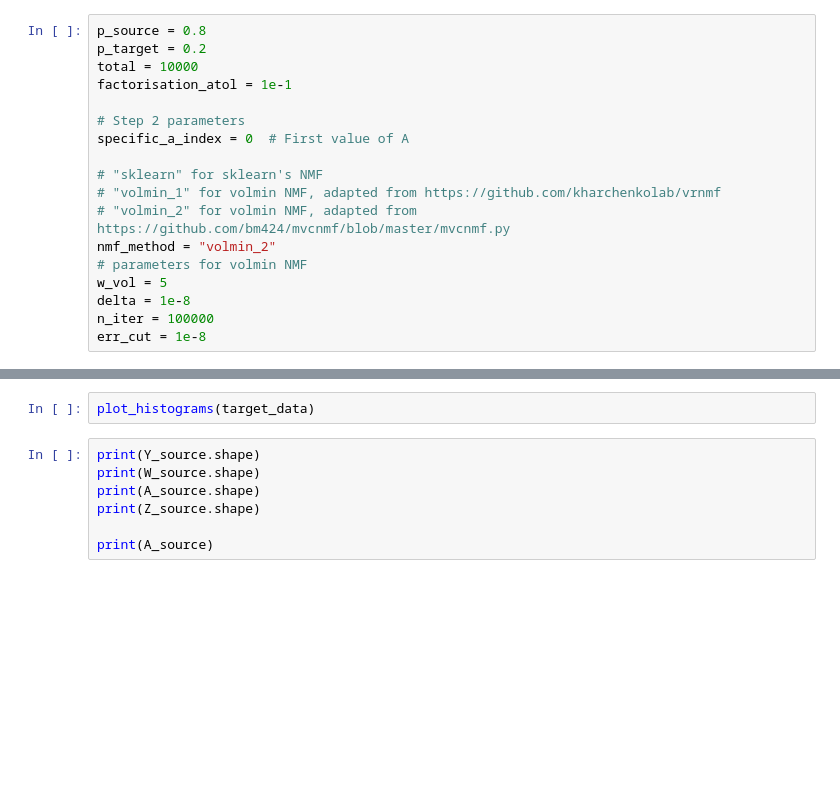
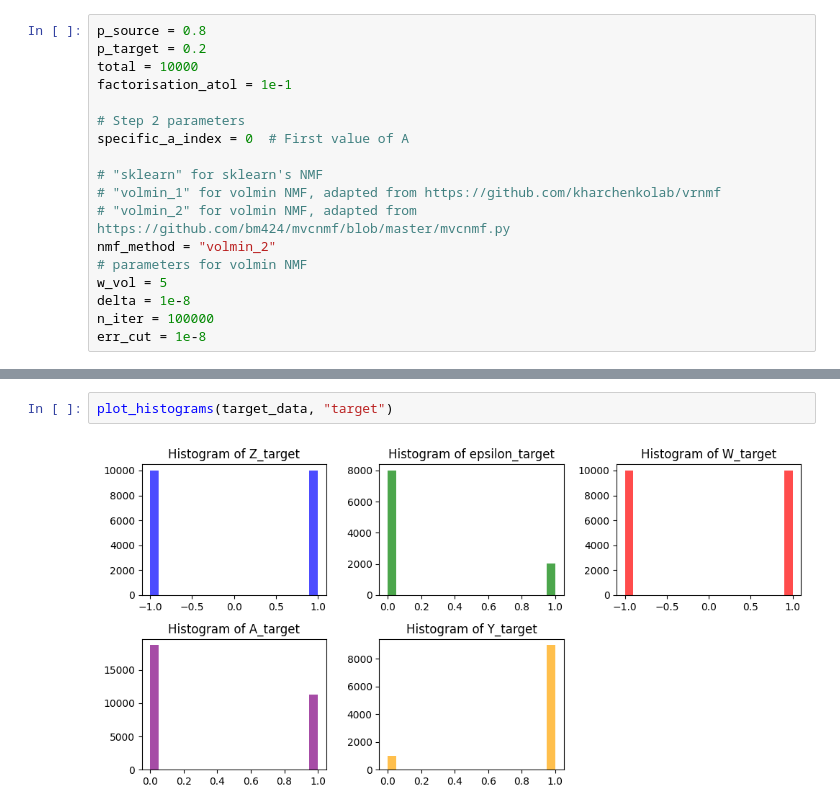
Before and after one commit to RickCollins/nnmfcausal, a Jupyter notebook: step1_testing.ipynb, the cells around one changed output, grey strips where cells are left out. Saved outputs shown, nothing was run; the diff lists cells and outputs as text; blank space fills up the shorter version.

```diff
--- a/step1_testing.ipynb
+++ b/step1_testing.ipynb
@@ -801,10 +177,5 @@ plot_histograms(source_data)
 # %%
-plot_histograms(target_data)
+plot_histograms(target_data, "target")
+# %% [output]
+[figure, added]
-# %%
-print(Y_source.shape)
-print(W_source.shape)
-print(A_source.shape)
-print(Z_source.shape)
-
-print(A_source)
 # %%
```
Also changed, not shown: parts of 33 cells of this notebook, 2 other files.
